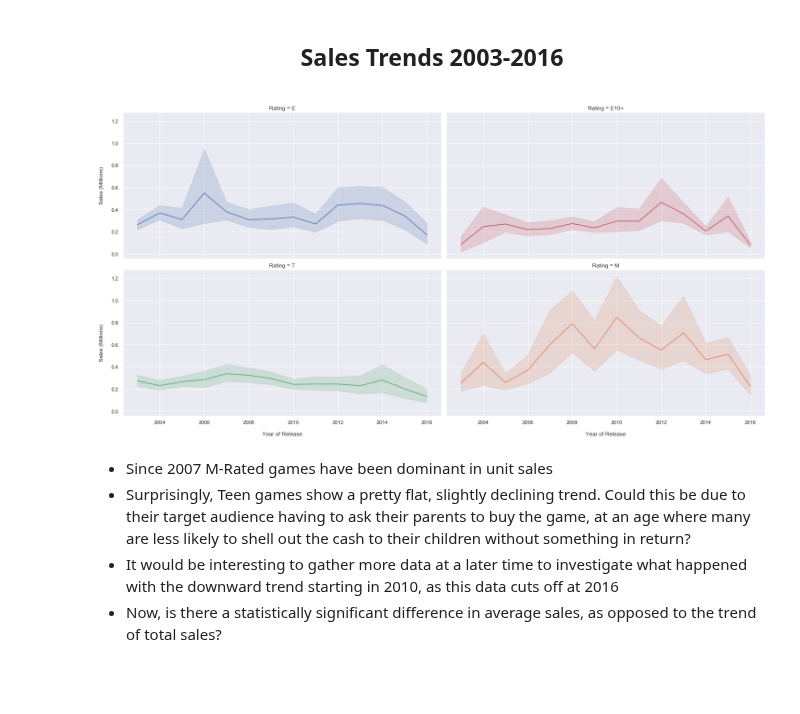
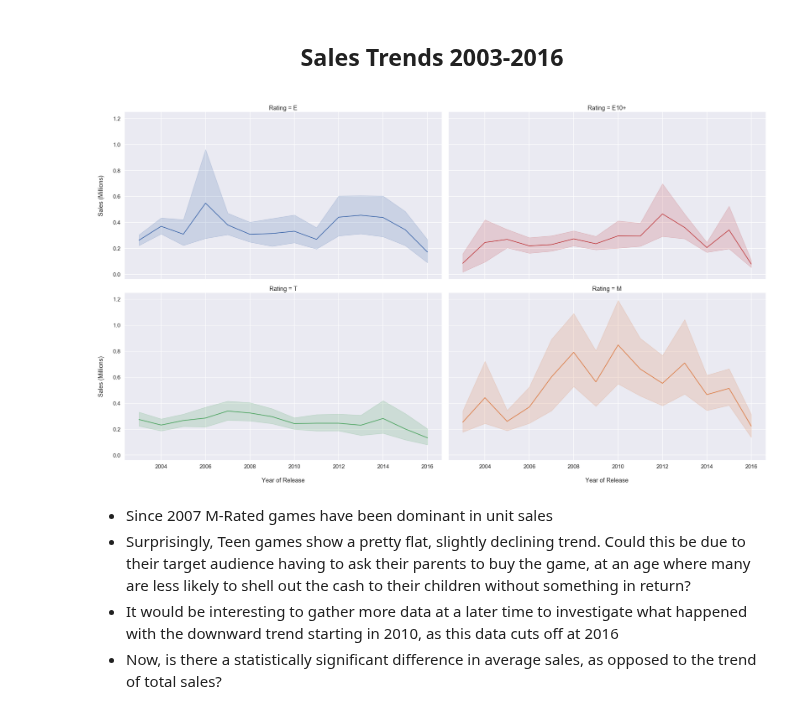
Before and after one commit to rjstange/Video-Game-Sales-by-ESRB-Rating, a Jupyter notebook: Video Game Sales By Maturity Rating - Slides.ipynb, the cells around one changed output. Cells and saved outputs as stored; diff of their text form; code cells hidden in the pictures; blank space fills up the shorter version.

Commit message:
Final revision before presentation: Some added notes and graph size tweaks

```diff
--- a/Video Game Sales By Maturity Rating - Slides.ipynb
+++ b/Video Game Sales By Maturity Rating - Slides.ipynb
@@ -134,22 +144,22 @@ Name: NA_Sales, dtype: float64
 # %%
 ax = sns.relplot(
     x="Year_of_Release",
     y="NA_Sales",
     hue="Rating",
     col="Rating",
     col_order=["E", "E10+", "T", "M"],
     col_wrap=2,
-    height=5,
-    aspect=2,
+    height=8,
+    aspect=1.75,
     kind="line",
     data=na_sales_e_to_m_since_2003,
     legend=False,
 )
 ax.set(xlabel="\nYear of Release", ylabel="Sales (Millions)\n")
 sns.set_context("talk")
 plt.show()
 # %% [output]
-[figure, old version]
+[figure, new version]
 # %% [markdown]
 - Since 2007 M-Rated games have been dominant in unit sales
 - Surprisingly, Teen games show a pretty flat, slightly declining trend. Could this be due to their target audience having to ask their parents to buy the game, at an age where many are less likely to shell out the cash to their children without something in return?
```
Also changed, not shown: parts of 19 cells of this notebook.
